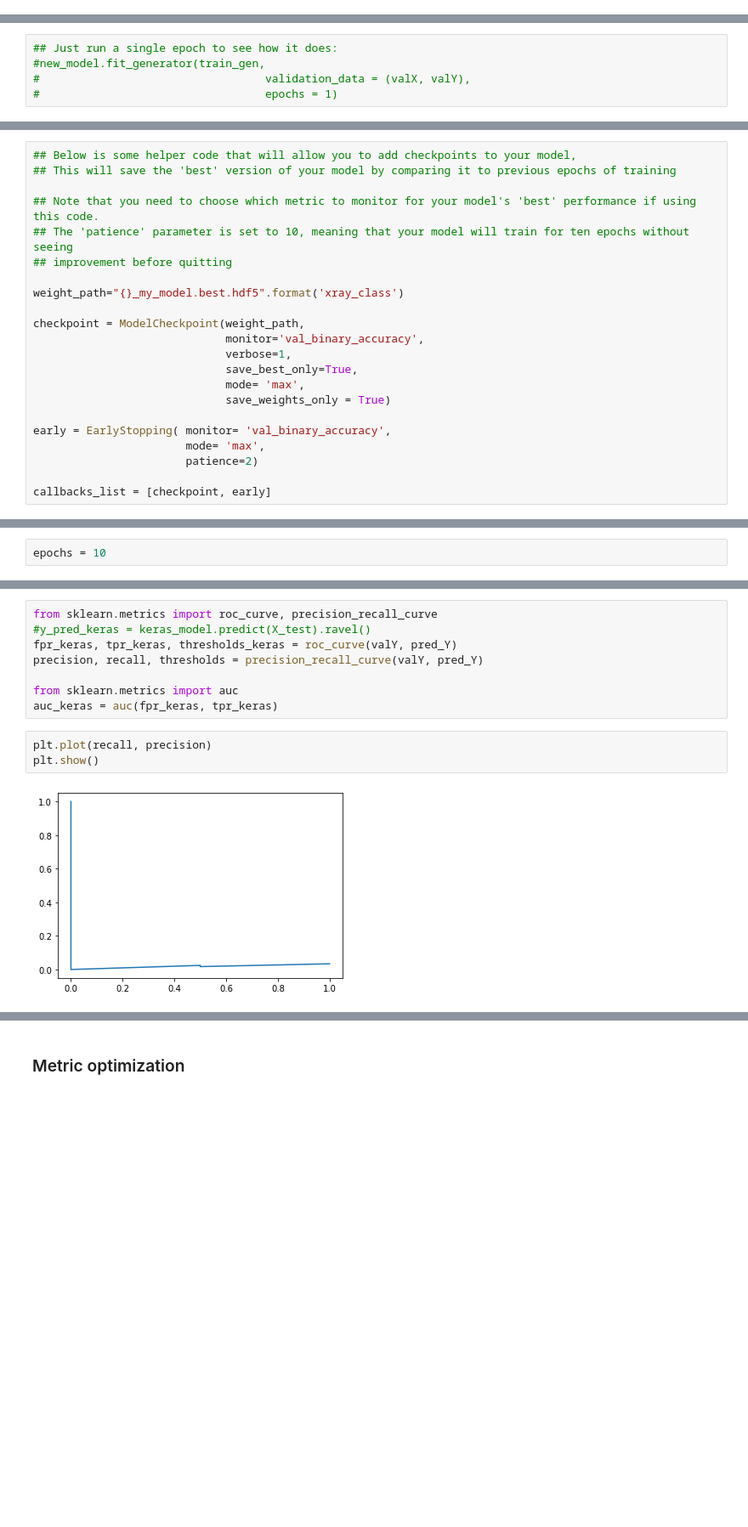
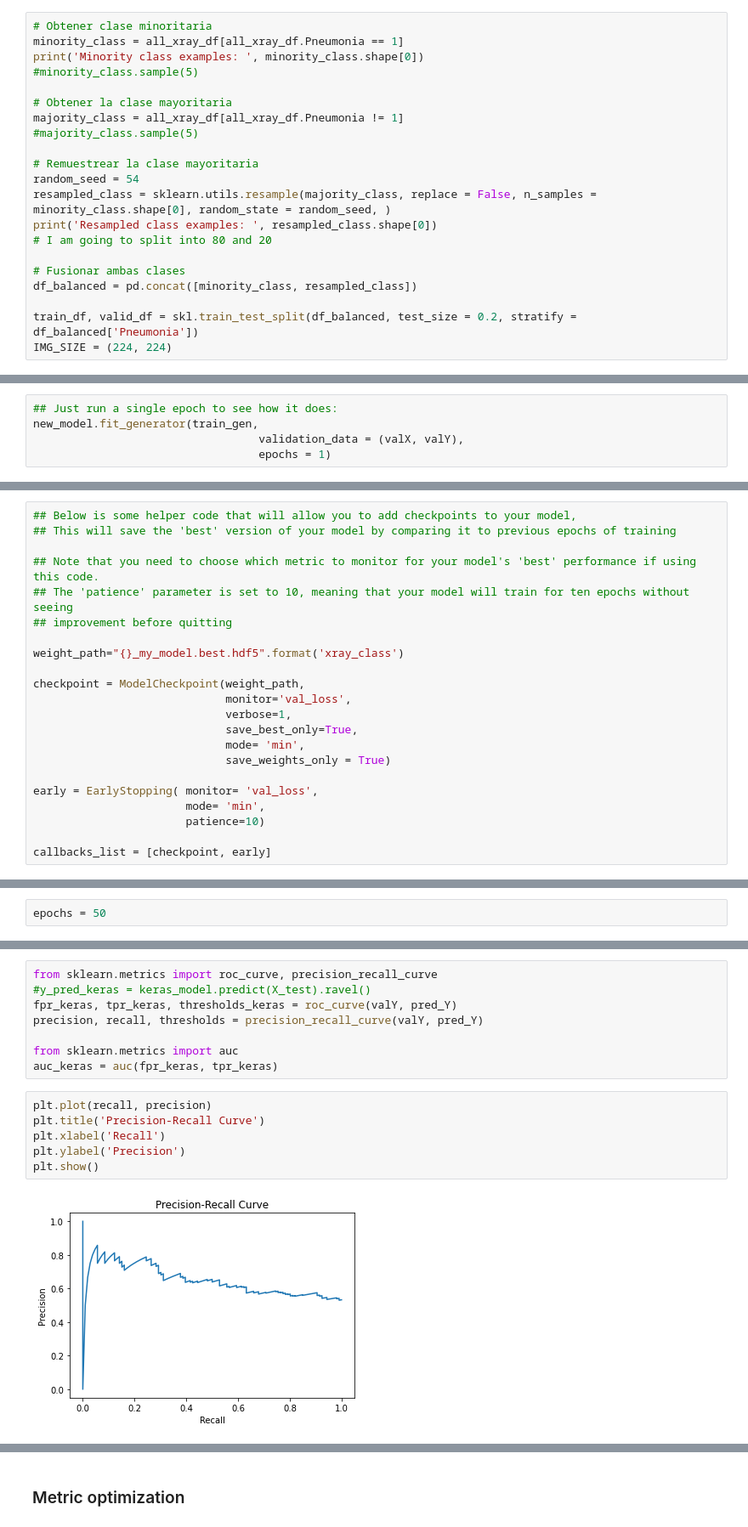
Before and after one commit to irvingvasquez/neumonitor, a Jupyter notebook: Build and train model.ipynb, the cells around one changed output, grey strips where cells are left out. Shown at 85% size. Saved outputs shown, nothing was run; the diff lists cells and outputs as text; blank space fills up the shorter version.

```diff
--- a/Build and train model.ipynb
+++ b/Build and train model.ipynb
@@ -114,0 +102,21 @@ IMG_SIZE = (224, 224)
+# %%
+# Obtener clase minoritaria
+minority_class = all_xray_df[all_xray_df.Pneumonia == 1]
+print('Minority class examples: ', minority_class.shape[0])
+#minority_class.sample(5)
+
+# Obtener la clase mayoritaria
+majority_class = all_xray_df[all_xray_df.Pneumonia != 1]
+#majority_class.sample(5)
+
+# Remuestrear la clase mayoritaria
+random_seed = 54
+resampled_class = sklearn.utils.resample(majority_class, replace = False, n_samples = minority_class.shape[0], random_state = random_seed, )
+print('Resampled class examples: ', resampled_class.shape[0])
+# I am going to split into 80 and 20
+
+# Fusionar ambas clases
+df_balanced = pd.concat([minority_class, resampled_class])
+
+train_df, valid_df = skl.train_test_split(df_balanced, test_size = 0.2, stratify = df_balanced['Pneumonia'])
+IMG_SIZE = (224, 224)
@@ -301,6 +328,6 @@ metrics = ['binary_accuracy']
 new_model.compile(optimizer=optimizer, loss=loss, metrics=metrics)
 # %%
 ## Just run a single epoch to see how it does:
-#new_model.fit_generator(train_gen,
-#                                  validation_data = (valX, valY),
-#                                  epochs = 1)
+new_model.fit_generator(train_gen,
+                                  validation_data = (valX, valY),
+                                  epochs = 1)
@@ -315,21 +346,21 @@ new_model.compile(optimizer=optimizer, loss=loss, metrics=metrics)
 weight_path="{}_my_model.best.hdf5".format('xray_class')
 
 checkpoint = ModelCheckpoint(weight_path,
-                             monitor='val_binary_accuracy',
+                             monitor='val_loss',
                              verbose=1,
                              save_best_only=True,
-                             mode= 'max',
+                             mode= 'min',
                              save_weights_only = True)
 
-early = EarlyStopping( monitor= 'val_binary_accuracy',
-                       mode= 'max',
-                       patience=2)
+early = EarlyStopping( monitor= 'val_loss',
+                       mode= 'min',
+                       patience=10)
 
 callbacks_list = [checkpoint, early]
 # %% [markdown]
 ### Start training!
 # %%
-epochs = 10
+epochs = 50
 # %%
 history = new_model.fit_generator(train_gen,
                            validation_data = (valX, valY),
@@ -388,9 +435,12 @@ from sklearn.metrics import auc
 auc_keras = auc(fpr_keras, tpr_keras)
 # %%
 plt.plot(recall, precision)
+plt.title('Precision-Recall Curve')
+plt.xlabel('Recall')
+plt.ylabel('Precision')
 plt.show()
 # %% [output]
-[figure, old version]
+[figure, new version]
 # %%
 plt.figure(1)
 plt.plot([0, 1], [0, 1], 'k--')
```
Also changed, not shown: parts of 41 cells of this notebook, 9 other files.
